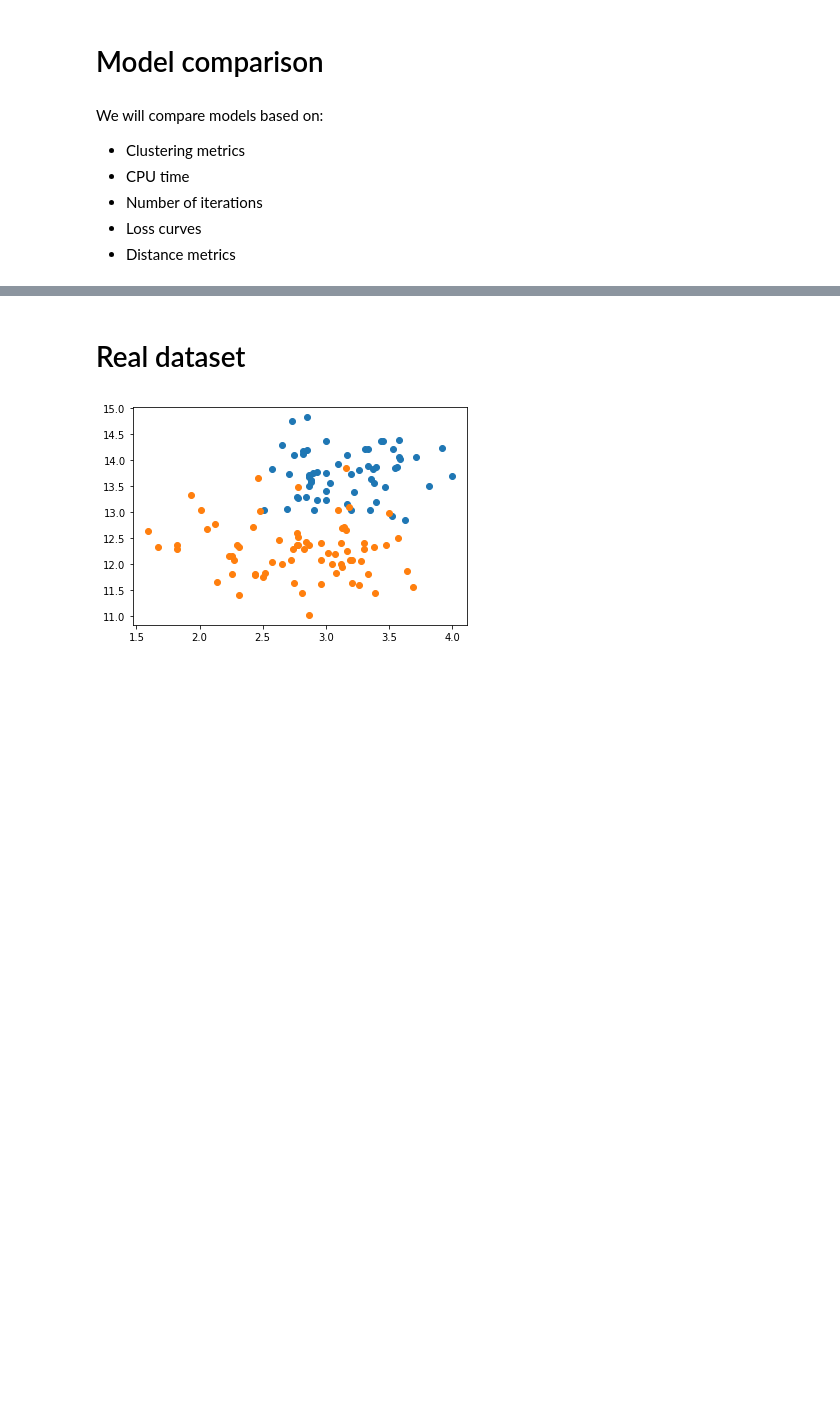
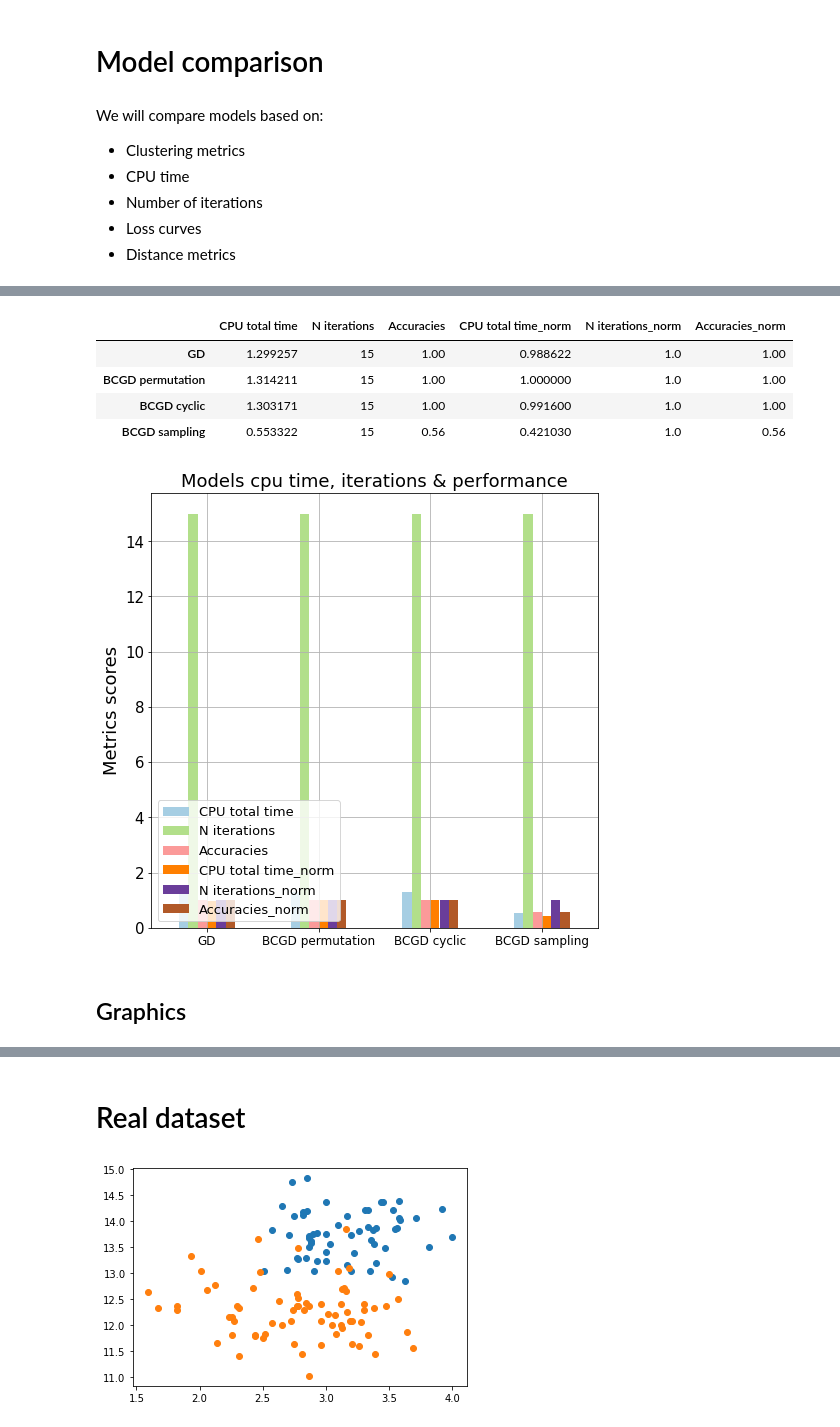
Before and after one commit to PashaIanko/Semi-Supervised-Labelling, a Jupyter notebook: main_notebook.ipynb, the cells around one changed output, grey strips where cells are left out. Drawn from its saved outputs; the diff is of its cells as text; code cells hidden in the pictures; blank space fills up the shorter version.

```diff
--- a/main_notebook.ipynb
+++ b/main_notebook.ipynb
@@ -333,7 +292,7 @@ def compare_models(solvers_dict, X, Y_delabeled, iters_limit, delta_loss_limit,
     predictions = {k:None for k in solvers_dict.keys()}
     losses = {k:None for k in solvers_dict.keys()}
     n_iterations = {k:None for k in solvers_dict.keys()}
-    cpu_times = {k:None for k in solvers_dict.keys()}
+    cpu_times_total = {k:None for k in solvers_dict.keys()}
 
     for model_name, model in solvers_dict.items():
         start = timeit.default_timer()
@@ -349,10 +308,10 @@ def compare_models(solvers_dict, X, Y_delabeled, iters_limit, delta_loss_limit,
         predictions[model_name] = Y_preds
         losses[model_name] = model.losses
         n_iterations[model_name] = model.n_iterations
-        cpu_times[model_name] = end - start
+        cpu_times_total[model_name] = end - start
 
 
-    return predictions, losses, n_iterations, cpu_times
+    return predictions, losses, n_iterations, cpu_times_total
 # %%
 iters_limit = 15
 delta_loss_limit = 0.0001
@@ -408,3 +373,22 @@ Iteration: 14, Loss: 5631.179288816595, Delta: 0.42518306206602574
+# %%
+bar_metrics = pd.DataFrame.from_dict(cpu_times_total, orient='index', columns = ['CPU total time'])
+bar_metrics['N iterations'] = n_iters.values()
+bar_metrics['Accuracies'] = accuracies.values()
+
+normalize_cols(bar_metrics)
+plot_bar_metrics(bar_metrics)
+bar_metrics.to_csv(save_dir + 'metrics res.csv')
+
+bar_metrics.head()
+# %% [output]
+|  | CPU total time | N iterations | Accuracies | CPU total time_norm | N iterations_norm | Accuracies_norm |
+| GD | 1.299257 | 15 | 1.00 | 0.988622 | 1.0 | 1.00 |
+| BCGD permutation | 1.314211 | 15 | 1.00 | 1.000000 | 1.0 | 1.00 |
+| BCGD cyclic | 1.303171 | 15 | 1.00 | 0.991600 | 1.0 | 1.00 |
+| BCGD sampling | 0.553322 | 15 | 0.56 | 0.421030 | 1.0 | 0.56 |
+[figure, added]
+# %% [markdown]
+## Graphics
 # %%
 def plot_curves(curves_dict, title, y_label, figsize):
     _, ax = plt.subplots(figsize = figsize)
```
Also changed, not shown: parts of 20 cells of this notebook, 4 other files.
